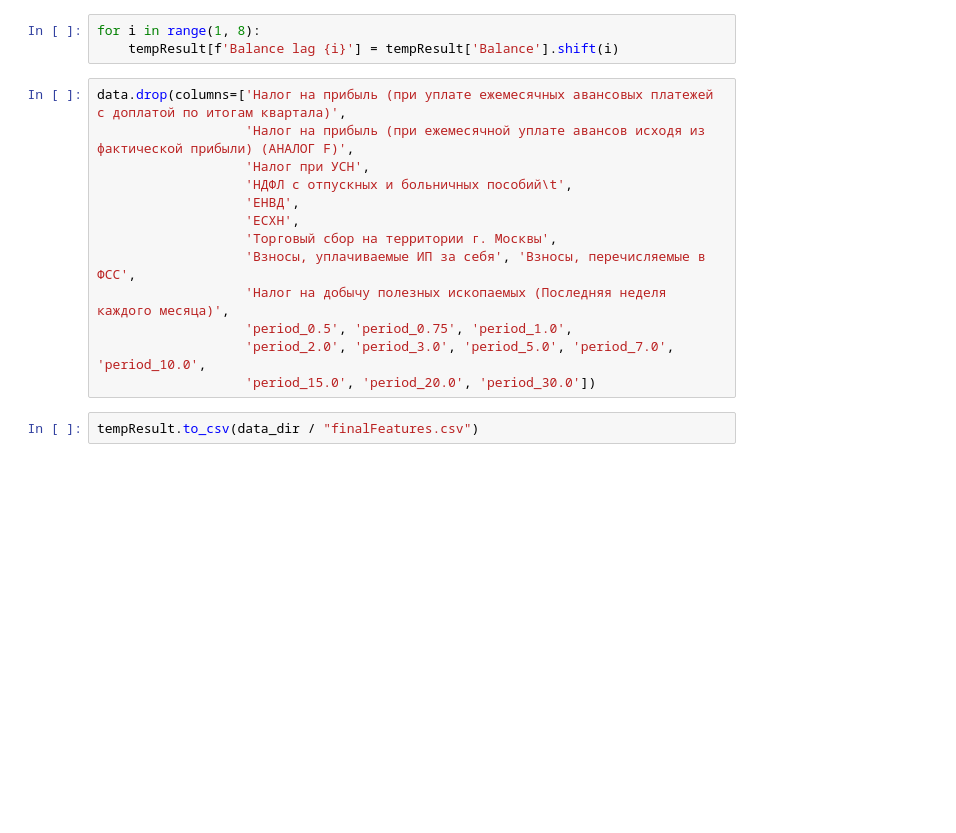
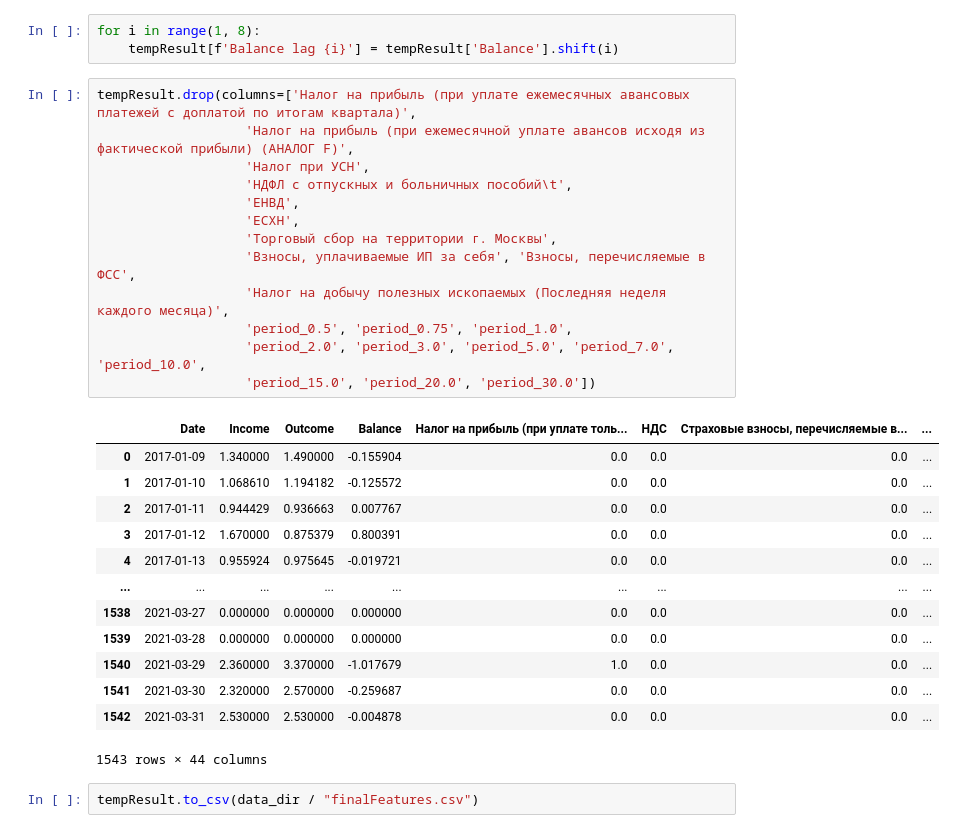
Before and after one commit to AndBoyS/hse-time-series-liquidity, a Jupyter notebook: notebooks/parsing_notebook.ipynb, the cells around one changed output. Drawn from its saved outputs; the diff is of its cells as text; blank space fills up the shorter version.

```diff
--- a/notebooks/parsing_notebook.ipynb
+++ b/notebooks/parsing_notebook.ipynb
@@ -333,17 +333,31 @@ tempResult
 for i in range(1, 8):
     tempResult[f'Balance lag {i}'] = tempResult['Balance'].shift(i)
 # %%
-data.drop(columns=['Налог на прибыль (при уплате ежемесячных авансовых платежей с доплатой по итогам квартала)',
+tempResult.drop(columns=['Налог на прибыль (при уплате ежемесячных авансовых платежей с доплатой по итогам квартала)',
                    'Налог на прибыль (при ежемесячной уплате авансов исходя из фактической прибыли) (АНАЛОГ F)',
                    'Налог при УСН',
                    'НДФЛ с отпускных и больничных пособий\t',
                    'ЕНВД',
                    'ЕСХН',
                    'Торговый сбор на территории г. Москвы',
                    'Взносы, уплачиваемые ИП за себя', 'Взносы, перечисляемые в ФСС',
                    'Налог на добычу полезных ископаемых (Последняя неделя каждого месяца)',
                    'period_0.5', 'period_0.75', 'period_1.0',
                    'period_2.0', 'period_3.0', 'period_5.0', 'period_7.0', 'period_10.0',
                    'period_15.0', 'period_20.0', 'period_30.0'])
+# %% [output]
+|  | Date | Income | Outcome | Balance | Налог на прибыль (при уплате толь... | НДС | Страховые взносы, перечисляемые в... | ... |
+| 0 | 2017-01-09 | 1.340000 | 1.490000 | -0.155904 | 0.0 | 0.0 | 0.0 | ... |
+| 1 | 2017-01-10 | 1.068610 | 1.194182 | -0.125572 | 0.0 | 0.0 | 0.0 | ... |
+| 2 | 2017-01-11 | 0.944429 | 0.936663 | 0.007767 | 0.0 | 0.0 | 0.0 | ... |
+| 3 | 2017-01-12 | 1.670000 | 0.875379 | 0.800391 | 0.0 | 0.0 | 0.0 | ... |
+| 4 | 2017-01-13 | 0.955924 | 0.975645 | -0.019721 | 0.0 | 0.0 | 0.0 | ... |
+| ... | ... | ... | ... | ... | ... | ... | ... | ... |
+| 1538 | 2021-03-27 | 0.000000 | 0.000000 | 0.000000 | 0.0 | 0.0 | 0.0 | ... |
+| 1539 | 2021-03-28 | 0.000000 | 0.000000 | 0.000000 | 0.0 | 0.0 | 0.0 | ... |
+| 1540 | 2021-03-29 | 2.360000 | 3.370000 | -1.017679 | 1.0 | 0.0 | 0.0 | ... |
+| 1541 | 2021-03-30 | 2.320000 | 2.570000 | -0.259687 | 0.0 | 0.0 | 0.0 | ... |
+| 1542 | 2021-03-31 | 2.530000 | 2.530000 | -0.004878 | 0.0 | 0.0 | 0.0 | ... |
+1543 rows × 44 columns
 # %%
 tempResult.to_csv(data_dir / "finalFeatures.csv")
```
Also changed, not shown: parts of 2 cells of this notebook.
